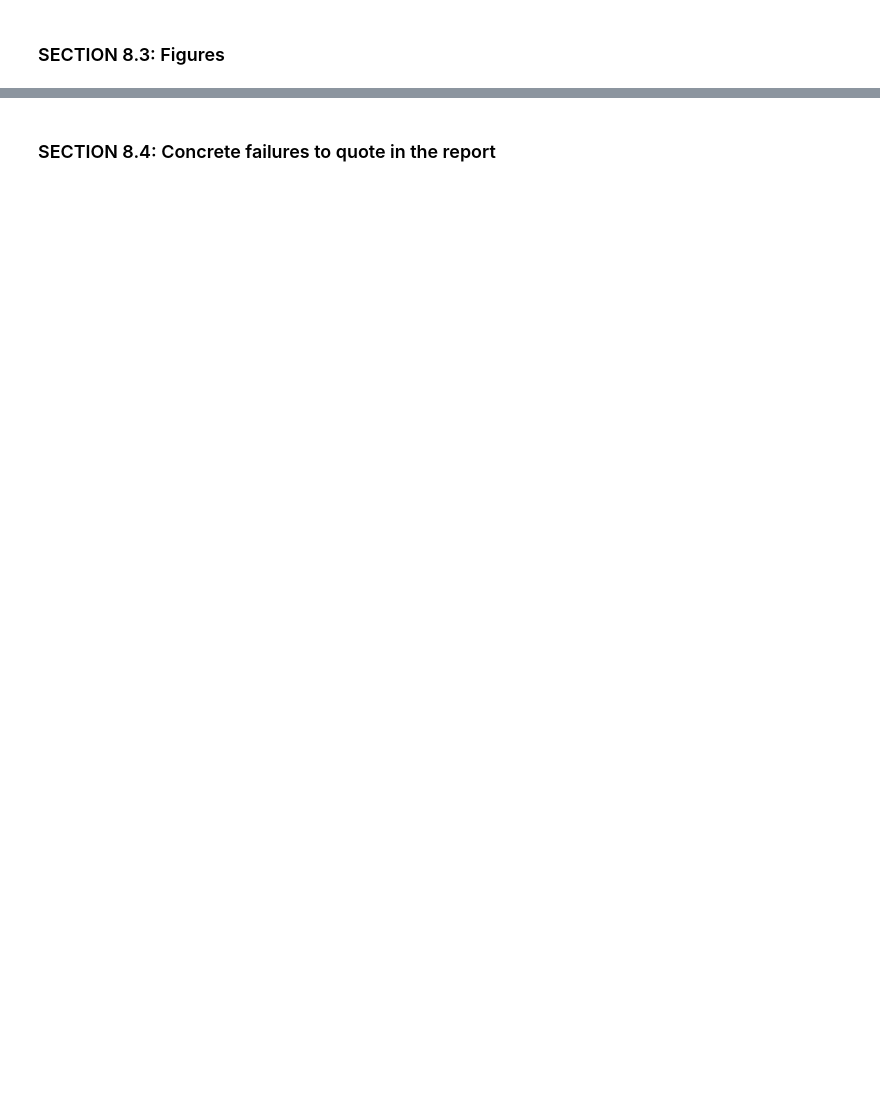
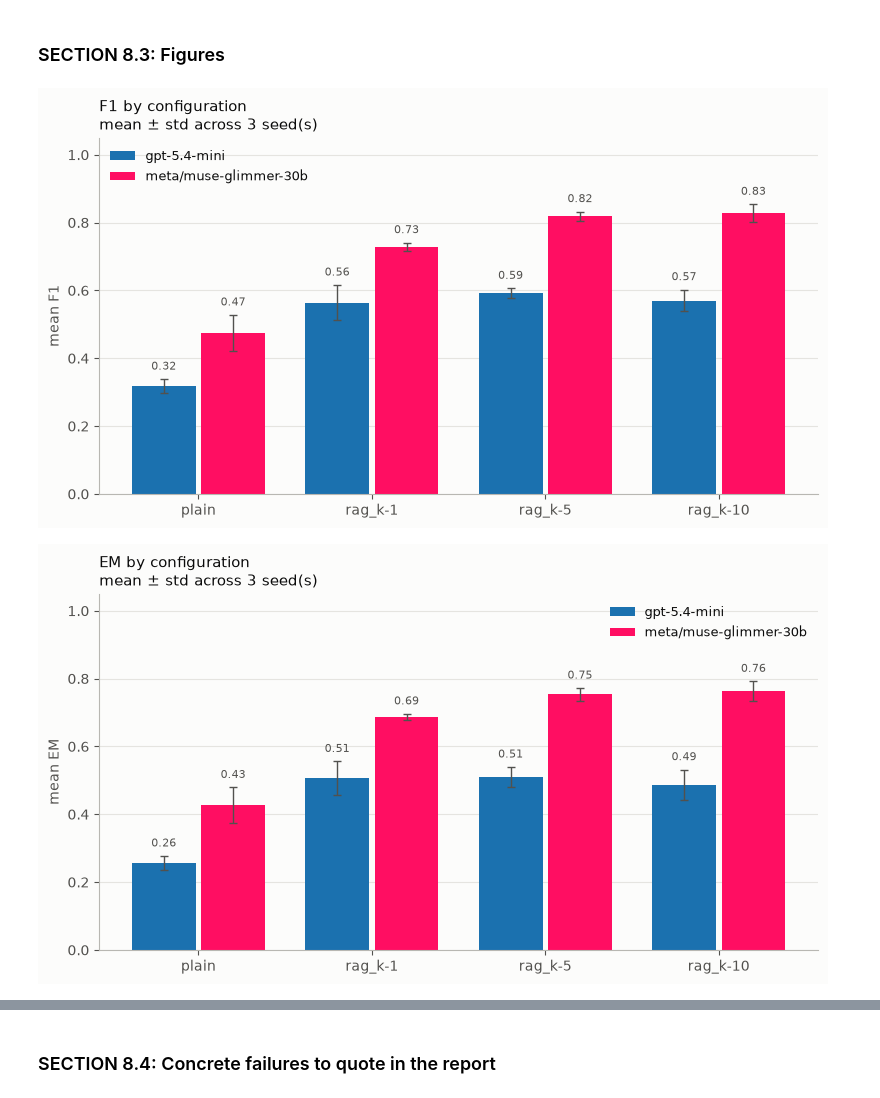
Before and after one commit to hectorslqm/RAG-Project, a Jupyter notebook: notebooks/coursework_rag.ipynb, the cells around one changed output, grey strips where cells are left out. Drawn from its saved outputs; the diff is of its cells as text; code cells hidden in the pictures; blank space fills up the shorter version.

Commit message:
created the first version of the coursework notebook

```diff
--- a/notebooks/coursework_rag.ipynb
+++ b/notebooks/coursework_rag.ipynb
@@ -573,13 +753,7 @@ from collections import Counter
 def _normalize_texts(text: str) -> str:
     """Lowercase, strip punctuation and articles, and normalize whitespace.
     E.G. "The CAR runs fast." -> "car runs fast"
-
-    Args:
-        text (str): _description_
-
-    Returns:
-        str: _description_
-        TODO: Investigate source to confirm if it is the standard squad normalization
+    The normalization follows the SQuAD v2 evaluation protocol for exact match and F1 score calculations. See the Copyright and Licensing section of the notebook for the source of this normalization function.
     """
     text = text.lower().strip()
     text = "".join(
@@ -597,7 +771,14 @@ UNANSWERABLE_TOKEN = _normalize_texts(UNANSWERABLE_PHRASE)
 
 
 def clean_model_answer(raw: str | None) -> str:
-    """TODO:"""
+    """Clean the model's raw answer.
+
+    Args:
+        raw (str | None): The raw answer from the model.
+
+    Returns:
+        str: The cleaned answer, with leading/trailing whitespace removed. Returns an empty string if the input is None.
+    """
     if raw is None:
         return ""
     return raw.strip()
@@ -610,7 +791,6 @@ class RAGEvaluator:
     check was replaced with the official SQuAD v2 protocol (EM / token-F1,
     max over reference answers, decline handling for unanswerable questions).
 
-    #TODO: See: https://github.com/huggingface/evaluate/blob/main/metrics/squad_v2/squad_v2.py
     """
 
     @staticmethod
@@ -870,7 +1050,7 @@ class Experiment:
                         # Print progress and metrics for the current question, including the exact match (em), F1 score (f1), retrieval hit status, latency, and a truncated version of the answer.
                         print(
                             f"  [{i:>3}/{len(questions)}] em={metrics['em']:.0f} "
-                            f"f1={metrics['f1']:.2f} hit={retrieval_hit} latency={latency_s:>5.1f}s | {answer[:100]}..."
+                            f"f1={metrics['f1']:.2f} hit={retrieval_hit} latency={latency_s:>5.1f}s | {answer[:100]}."
                         )
                     print(f"{config}: Processed")
 # %% [markdown]
@@ -1361,0 +2065,12 @@ print(
+# %%
+results_frame = results_to_frame(results)
+print(
+    f"{len(results_frame)} records | models: {model_order(results_frame)} "
+    f"| configs: {config_order(results_frame)} | seeds: {seed_order(results_frame)}"
+)
+
+# Join the question text, gold answers and passages back onto the records.
+# Any Dataset works here: the corpus and the id lookup are seed-independent,
+# so this recovers the prose offline from the stored ids - no API calls.
+results_frame = hydrate(results_frame, Dataset())
+print(f"hydrated columns: {[c for c in HYDRATED_COLUMNS]}")
@@ -1371,9 +2112,20 @@ grounding_breakdown(results_frame)
 ### SECTION 8.3: Figures
 # %%
 plot = Plot(results_frame)
+# F1 for all questions - Answerable and unanswerable
 plot.plot_metric_by_config(results_frame, "f1")
+# Exact match for all questions - Answerable and unanswerable
 plot.plot_metric_by_config(results_frame, "em")
+# F1 for answerable questions only
 plot.plot_metric_by_config(results_frame, "f1", subset=True)
+# F1 for unanswerable questions only
 plot.plot_metric_by_config(results_frame, "f1", subset=False)
+# Retrieval hit-rate: share of questions whose own context made it into the top-k
 plot.plot_retrieval_hit_rate(results_frame)
+
 plot.plot_similarity_distribution(results_frame)
+plot.plot_similarity_ecdf(results_frame)
+plot.plot_token_cost(results_frame)
+# %% [output]
+[figure, added]
+[figure, added]
```
Also changed, not shown: parts of 20 cells of this notebook, 1 other file.
